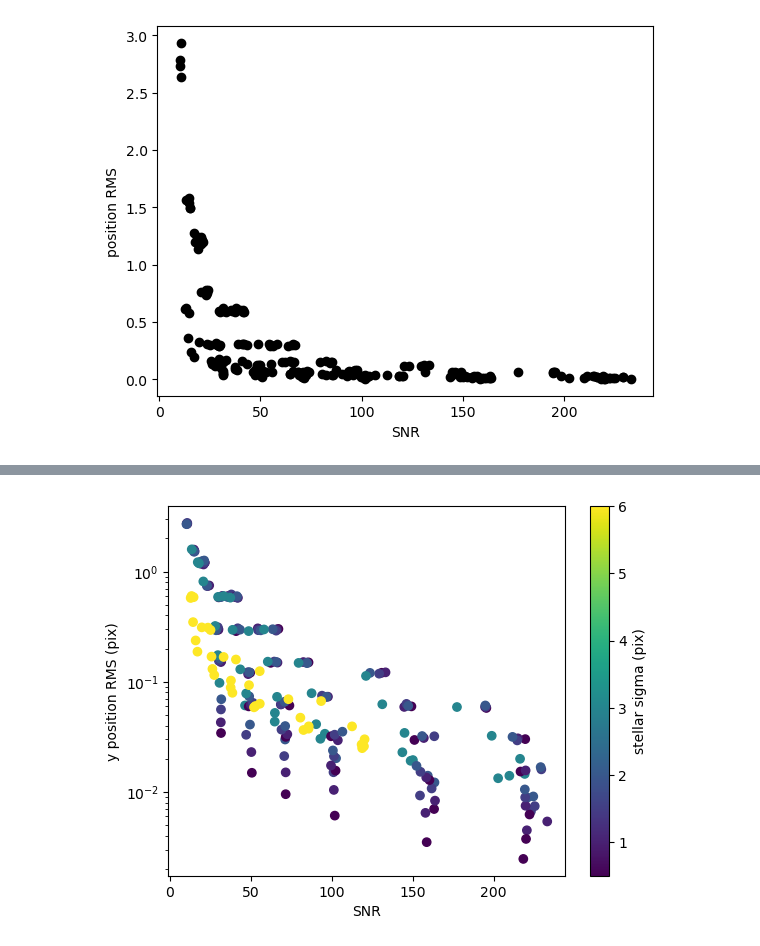
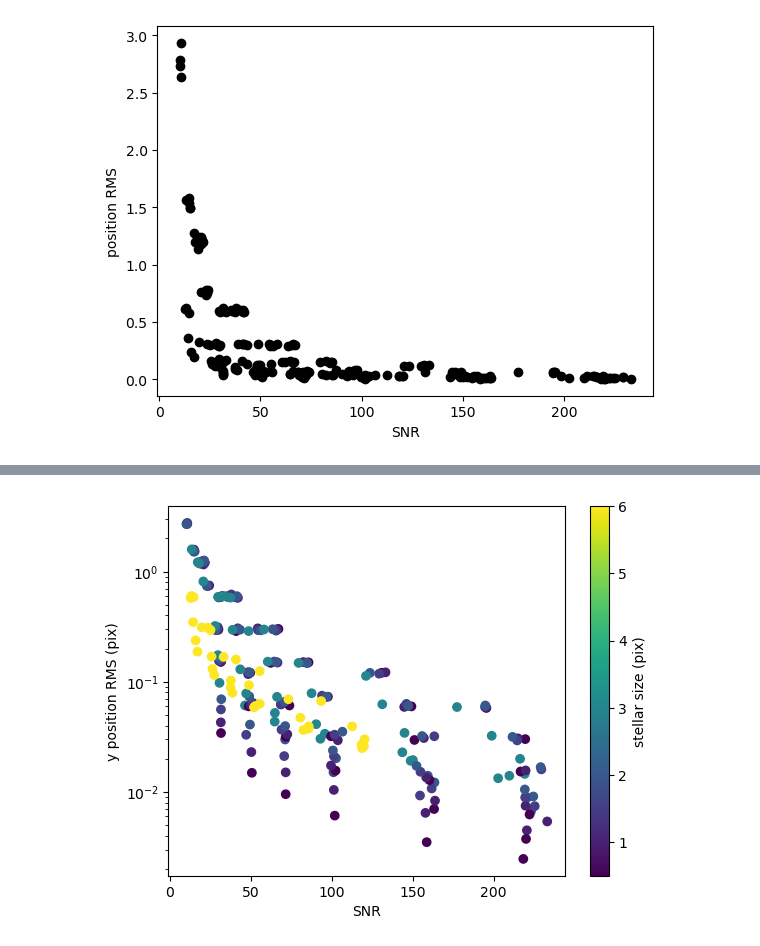
Before and after one commit to yoachim/23_Scratch, a Jupyter notebook: centroid/centroid.ipynb, the cells around one changed output, grey strips where cells are left out. Cells and saved outputs as stored; diff of their text form; code cells hidden in the pictures.

```diff
--- a/centroid/centroid.ipynb
+++ b/centroid/centroid.ipynb
@@ -237,11 +236,11 @@ ax.set_yscale("log")
 # %%
 fig, ax = plt.subplots()
 
 ack = ax.scatter(snr[good], results[:,6][good], c=results[:,2][good])
 ax.set_xlabel('SNR')
 ax.set_ylabel('y position RMS (pix)')
 cb = plt.colorbar(ack)
-cb.set_label('stellar sigma (pix)')
+cb.set_label('stellar size (pix)')
 ax.set_yscale("log")
 # %% [output]
-[figure, old version]
+[figure, new version]
```
Also changed, not shown: parts of 13 cells of this notebook, 1 other file.
